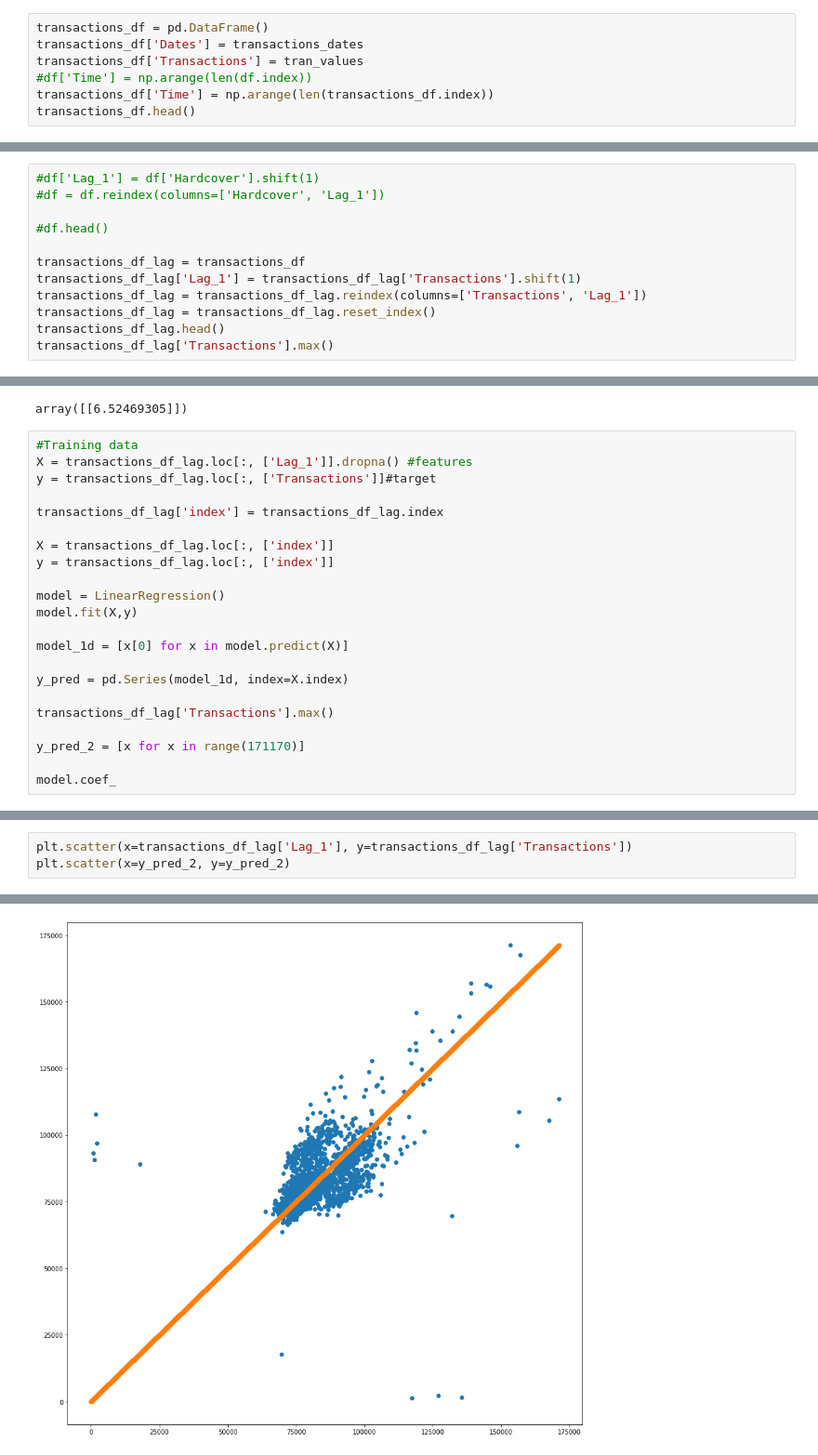
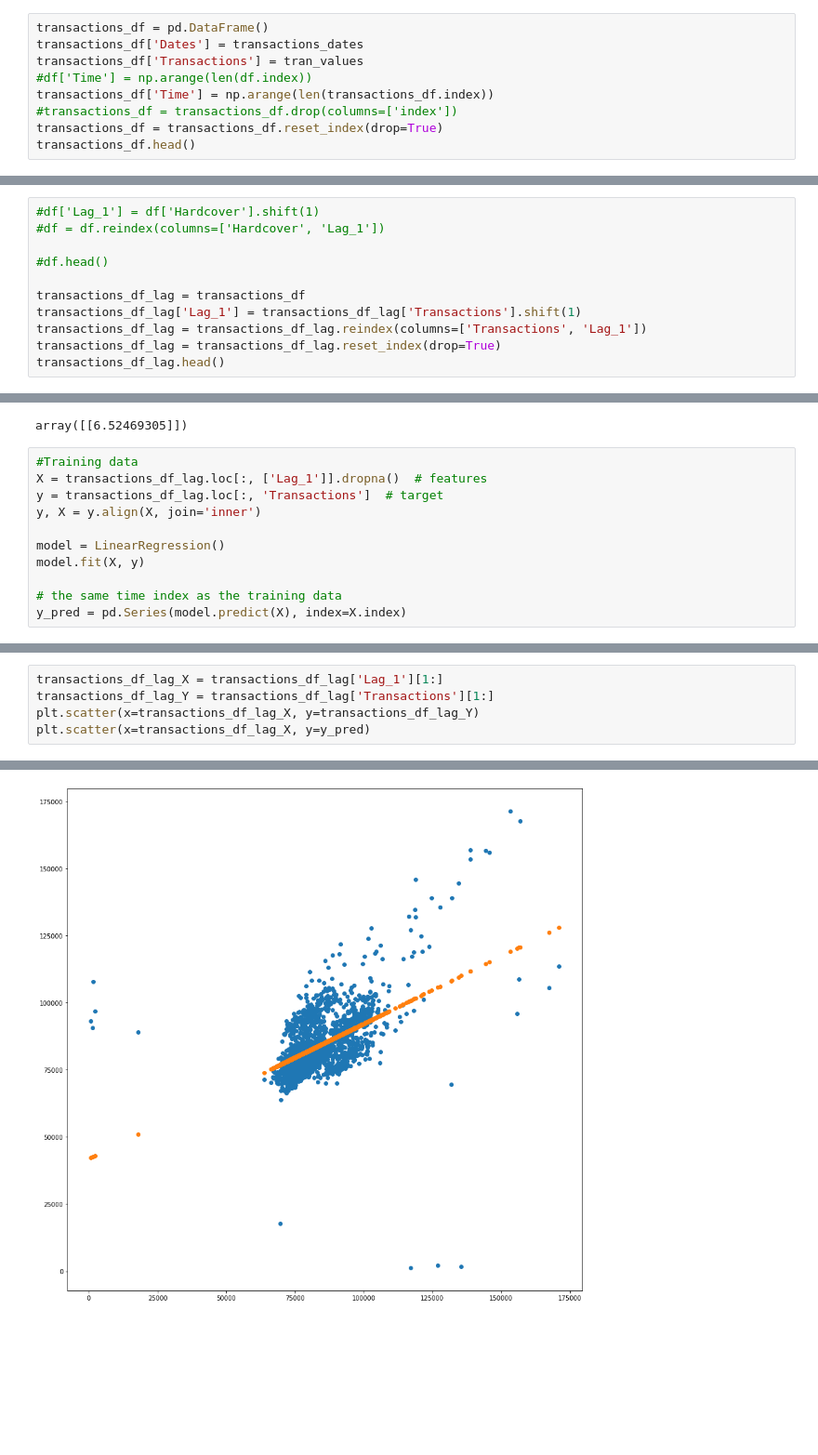
Before and after one commit to AnthonyWilson1/Store-Sales-Time-Series, a Jupyter notebook: TimeSeriesVisuals.ipynb, the cells around one changed output, grey strips where cells are left out. Shown: that part at 93% size. Saved outputs shown, nothing was run; the diff lists cells and outputs as text; blank space fills up the shorter version.

```diff
--- a/TimeSeriesVisuals.ipynb
+++ b/TimeSeriesVisuals.ipynb
@@ -81,6 +81,8 @@ transactions_df['Dates'] = transactions_dates
 transactions_df['Transactions'] = tran_values
 #df['Time'] = np.arange(len(df.index))
 transactions_df['Time'] = np.arange(len(transactions_df.index))
+#transactions_df = transactions_df.drop(columns=['index'])
+transactions_df = transactions_df.reset_index(drop=True)
 transactions_df.head()
 # %% [output]
 |  | Dates | Transactions | Time |
@@ -105,7 +107,6 @@ LAG FEATURES
 transactions_df_lag = transactions_df
 transactions_df_lag['Lag_1'] = transactions_df_lag['Transactions'].shift(1)
 transactions_df_lag = transactions_df_lag.reindex(columns=['Transactions', 'Lag_1'])
-transactions_df_lag = transactions_df_lag.reset_index()
+transactions_df_lag = transactions_df_lag.reset_index(drop=True)
 transactions_df_lag.head()
-transactions_df_lag['Transactions'].max()
 # %% [output]
@@ -154,24 +160,13 @@ model.coef_
 array([[6.52469305]])
 # %%
 #Training data
-X = transactions_df_lag.loc[:, ['Lag_1']].dropna() #features
-y = transactions_df_lag.loc[:, ['Transactions']]#target
-
-transactions_df_lag['index'] = transactions_df_lag.index
-
-X = transactions_df_lag.loc[:, ['index']]
-y = transactions_df_lag.loc[:, ['index']]
+X = transactions_df_lag.loc[:, ['Lag_1']].dropna()  # features
+y = transactions_df_lag.loc[:, 'Transactions']  # target
+y, X = y.align(X, join='inner')
 
 model = LinearRegression()
-model.fit(X,y)
+model.fit(X, y)
 
-model_1d = [x[0] for x in model.predict(X)]
-
-y_pred = pd.Series(model_1d, index=X.index)
-
-transactions_df_lag['Transactions'].max()
-
-y_pred_2 = [x for x in range(171170)]
-
-model.coef_
+# the same time index as the training data
+y_pred = pd.Series(model.predict(X), index=X.index)
 # %% [output]
@@ -179,6 +190,8 @@ array([[1.]])
 # %%
-plt.scatter(x=transactions_df_lag['Lag_1'], y=transactions_df_lag['Transactions'])
-plt.scatter(x=y_pred_2, y=y_pred_2)
+transactions_df_lag_X = transactions_df_lag['Lag_1'][1:]
+transactions_df_lag_Y = transactions_df_lag['Transactions'][1:]
+plt.scatter(x=transactions_df_lag_X, y=transactions_df_lag_Y)
+plt.scatter(x=transactions_df_lag_X, y=y_pred)
 # %% [output]
 <matplotlib.collections.PathCollection at 0x...>
-[figure, old version]
+[figure, new version]
```
Also changed, not shown: parts of 5 cells of this notebook.
